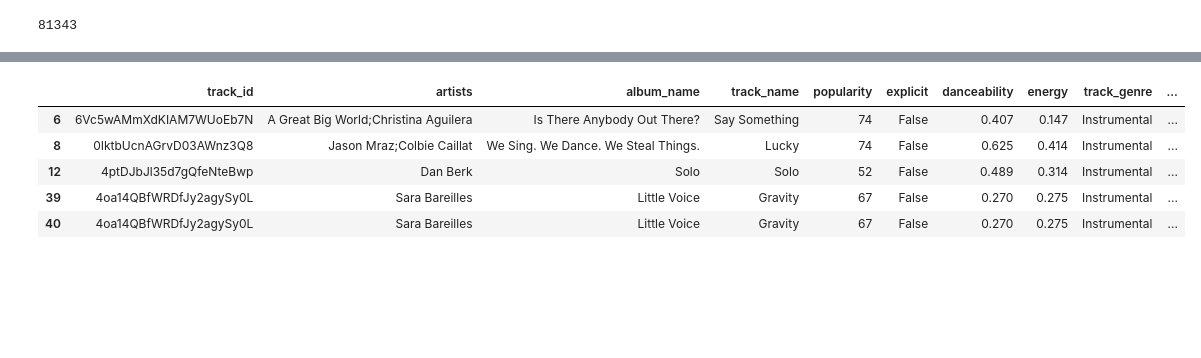
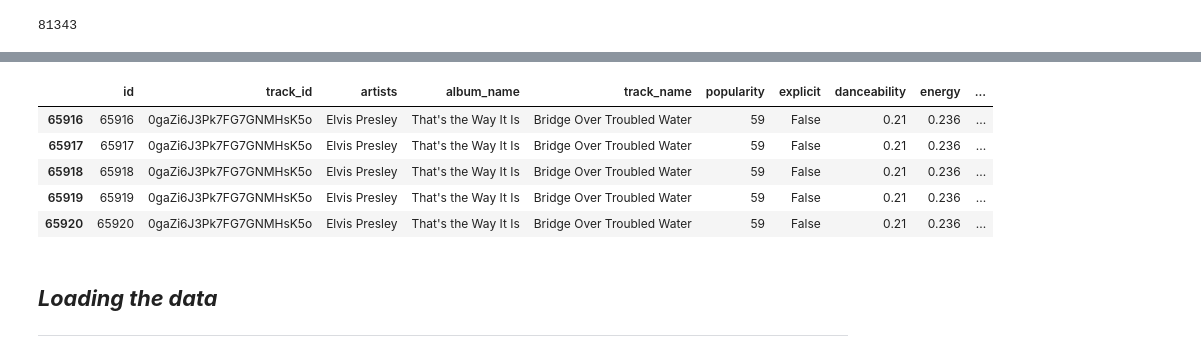
Before and after one commit to mitgar14/etl-workshop-2, a Jupyter notebook: notebooks/03-data_pipeline.ipynb, the cells around one changed output, grey strips where cells are left out. Saved outputs shown, nothing was run; the diff lists cells and outputs as text; code cells hidden in the pictures; blank space fills up the shorter version.

```diff
--- a/notebooks/03-data_pipeline.ipynb
+++ b/notebooks/03-data_pipeline.ipynb
@@ -206,5 +210,5 @@ grammys_df.head()
 
 - **Used logging throughout** the process to monitor the merging steps and catch any potential issues, enhancing traceability and debugging capability.
 # %%
-merged_df = merge_datasets(spotify_df, grammys_df)
+merged_df = merging_datasets(spotify_df, grammys_df)
 # %% [output]
@@ -248,9 +283,12 @@ merged_df["track_id"].nunique()
 # %%
-merged_df.query("is_nominated == 1").head()
+merged_df.query("track_id == '0gaZi6J3Pk7FG7GNMHsK5o'").head()
 # %% [output]
-|  | track_id | artists | album_name | track_name | popularity | explicit | danceability | energy | track_genre | ... |
-| 6 | 6Vc5wAMmXdKIAM7WUoEb7N | A Great Big World;Christina Aguilera | Is There Anybody Out There? | Say Something | 74 | False | 0.407 | 0.147 | Instrumental | ... |
-| 8 | 0IktbUcnAGrvD03AWnz3Q8 | Jason Mraz;Colbie Caillat | We Sing. We Dance. We Steal Things. | Lucky | 74 | False | 0.625 | 0.414 | Instrumental | ... |
-| 12 | 4ptDJbJl35d7gQfeNteBwp | Dan Berk | Solo | Solo | 52 | False | 0.489 | 0.314 | Instrumental | ... |
-| 39 | 4oa14QBfWRDfJy2agySy0L | Sara Bareilles | Little Voice | Gravity | 67 | False | 0.270 | 0.275 | Instrumental | ... |
-| 40 | 4oa14QBfWRDfJy2agySy0L | Sara Bareilles | Little Voice | Gravity | 67 | False | 0.270 | 0.275 | Instrumental | ... |
+|  | id | track_id | artists | album_name | track_name | popularity | explicit | danceability | energy | ... |
+| 65916 | 65916 | 0gaZi6J3Pk7FG7GNMHsK5o | Elvis Presley | That's the Way It Is | Bridge Over Troubled Water | 59 | False | 0.21 | 0.236 | ... |
+| 65917 | 65917 | 0gaZi6J3Pk7FG7GNMHsK5o | Elvis Presley | That's the Way It Is | Bridge Over Troubled Water | 59 | False | 0.21 | 0.236 | ... |
+| 65918 | 65918 | 0gaZi6J3Pk7FG7GNMHsK5o | Elvis Presley | That's the Way It Is | Bridge Over Troubled Water | 59 | False | 0.21 | 0.236 | ... |
+| 65919 | 65919 | 0gaZi6J3Pk7FG7GNMHsK5o | Elvis Presley | That's the Way It Is | Bridge Over Troubled Water | 59 | False | 0.21 | 0.236 | ... |
+| 65920 | 65920 | 0gaZi6J3Pk7FG7GNMHsK5o | Elvis Presley | That's the Way It Is | Bridge Over Troubled Water | 59 | False | 0.21 | 0.236 | ... |
+# %% [markdown]
+## ***Loading the data***
+---
```
Also changed, not shown: parts of 17 cells of this notebook, 5 other files.
